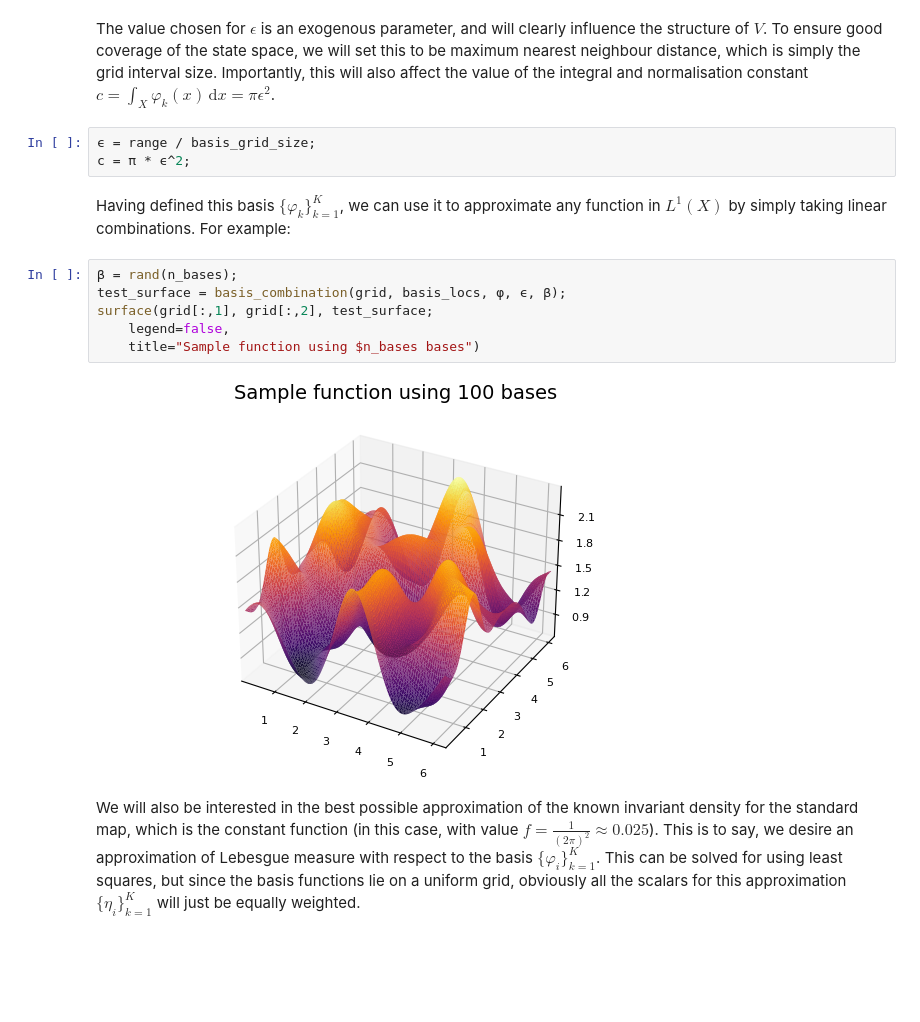
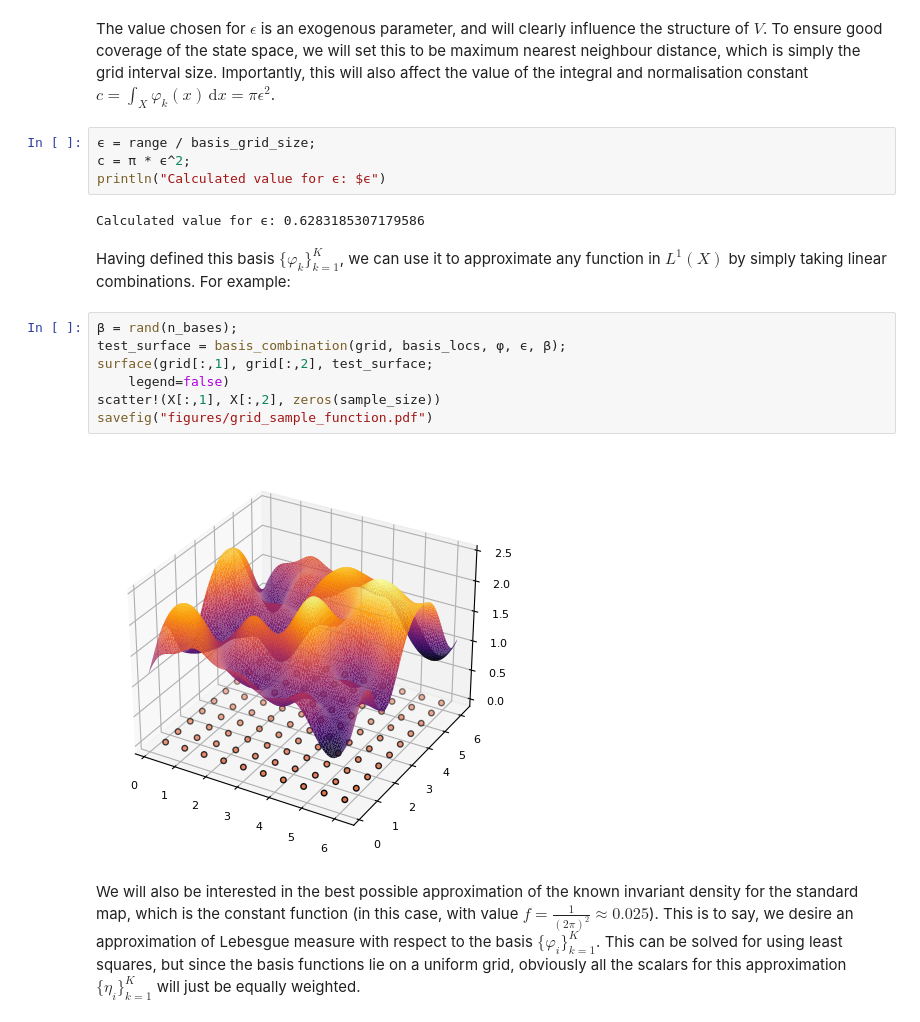
Before and after one commit to rcushen/thesis, a Jupyter notebook: A grid of points, a grid of bases.ipynb, the cells around one changed output. Cells and saved outputs as stored; diff of their text form; blank space fills up the shorter version.

```diff
--- a/A grid of points, a grid of bases.ipynb
+++ b/A grid of points, a grid of bases.ipynb
@@ -70,16 +70,20 @@ The value chosen for $\epsilon$ is an exogenous parameter, and will clearly infl
 # %%
 ϵ = range / basis_grid_size;
 c = π * ϵ^2;
+println("Calculated value for ϵ: $ϵ")
+# %% [output]
+Calculated value for ϵ: 0.6283185307179586
 # %% [markdown]
 Having defined this basis $\{\varphi_k \}_{k=1}^K$, we can use it to approximate any function in $L^1(X)$ by simply taking linear combinations. For example:
 # %%
 β = rand(n_bases);
 test_surface = basis_combination(grid, basis_locs, φ, ϵ, β);
 surface(grid[:,1], grid[:,2], test_surface;
-    legend=false,
-    title="Sample function using $n_bases bases")
+    legend=false)
+scatter!(X[:,1], X[:,2], zeros(sample_size))
+savefig("figures/grid_sample_function.pdf")
 # %% [output]
-[figure, old version]
+[figure, new version]
 # %% [markdown]
 We will also be interested in the best possible approximation of the known invariant density for the standard map, which is the constant function (in this case, with value $f = \frac{1}{(2\pi)^2} \approx 0.025$). This is to say, we desire an approximation of Lebesgue measure with respect to the basis $\{ \varphi_i \}_{k=1}^K$. This can be solved for using least squares, but since the basis functions lie on a uniform grid, obviously all the scalars for this approximation $\{ \eta_i \}_{k=1}^K$ will just be equally weighted.
 # %%
```
Also changed, not shown: parts of 26 cells of this notebook, 7 other files.
